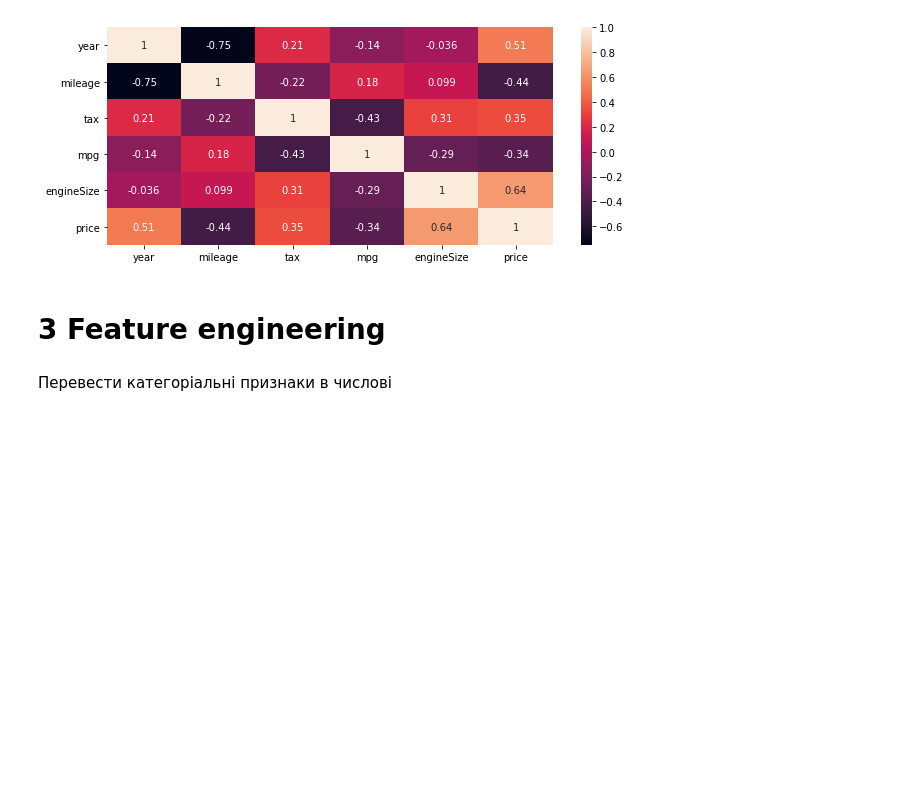
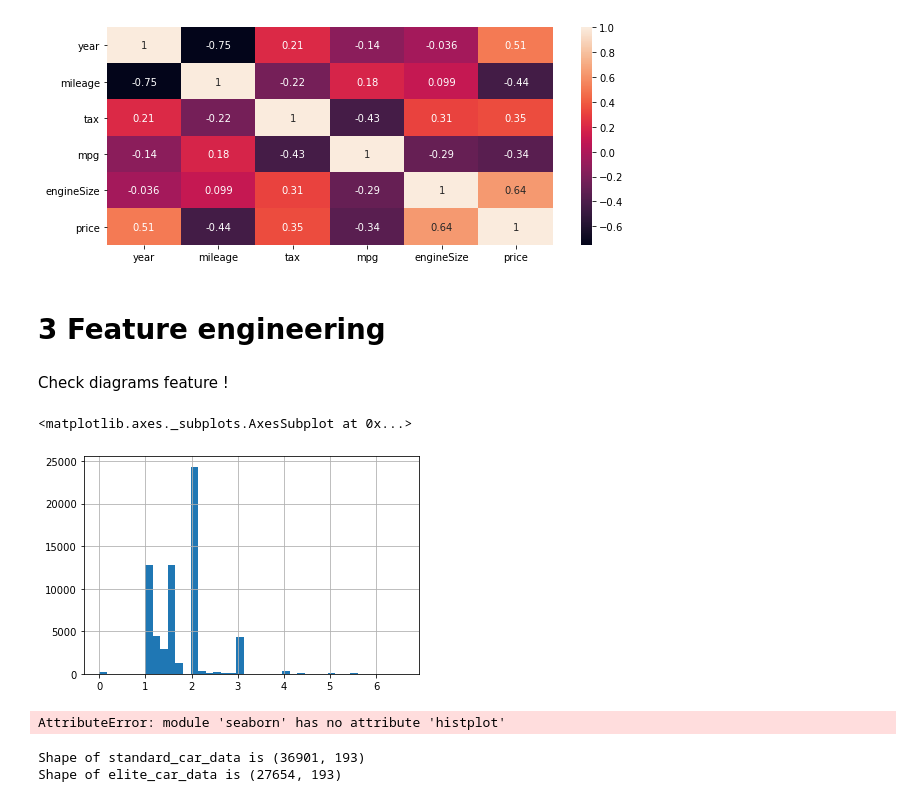
Before and after one commit to Zhenich2510/car_price, a Jupyter notebook: car_price/car_price.ipynb, the cells around one changed output. Drawn from its saved outputs; the diff is of its cells as text; code cells hidden in the pictures; blank space fills up the shorter version.

Commit message:
added Feature engineering

```diff
--- a/car_price/car_price.ipynb
+++ b/car_price/car_price.ipynb
@@ -195,5 +214,14 @@ sns.heatmap(train_and_y_data.drop('Unnamed: 0',1).corr(), annot = True)
 [figure]
 # %% [markdown]
 # 3 Feature engineering
-# %% [markdown]
-Перевести категоріальні признаки в числові
+# %% [markdown]
+Check diagrams feature  !
+# %%
+train_and_y_data.engineSize.hist(bins=40)
+# %% [output]
+<matplotlib.axes._subplots.AxesSubplot at 0x...>
+[figure, added]
+# %%
+sns.histplot(train_and_y_data.tax)
+# %% [output]
+AttributeError: module 'seaborn' has no attribute 'histplot'
@@ -199,0 +273,6 @@ sns.heatmap(train_and_y_data.drop('Unnamed: 0',1).corr(), annot = True)
+# %%
+print(f'Shape of standard_car_data is {standard_car_data.shape} ')
+print(f'Shape of elite_car_data is {elite_car_data.shape} ')
+# %% [output]
+Shape of standard_car_data is (36901, 193)
+Shape of elite_car_data is (27654, 193)
```
Also changed, not shown: parts of 8 cells of this notebook.
